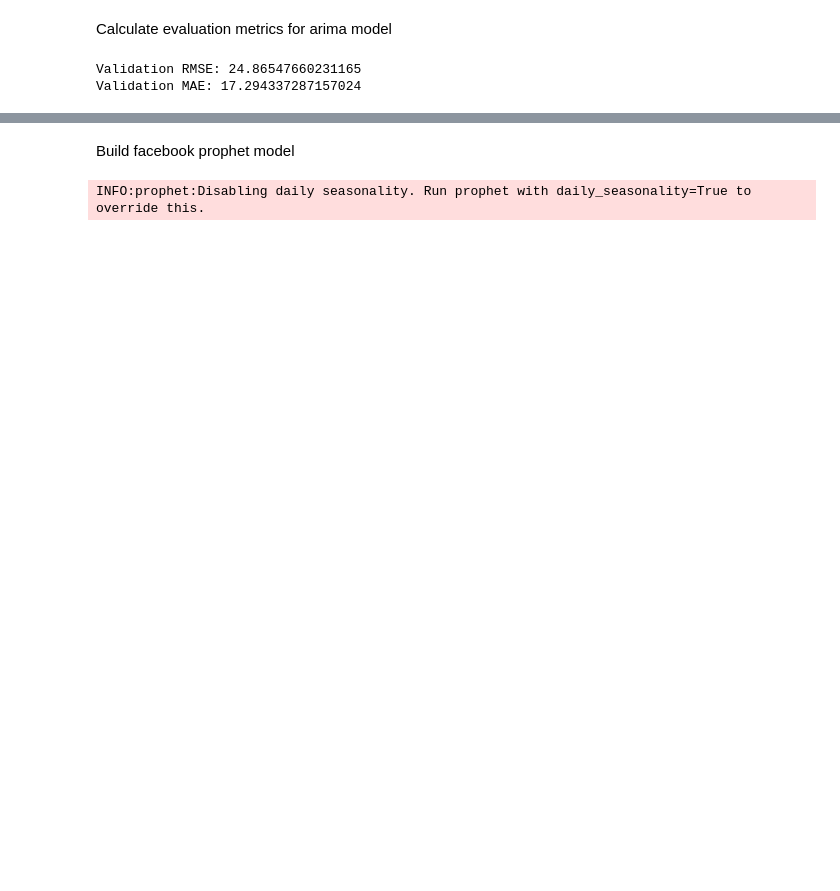
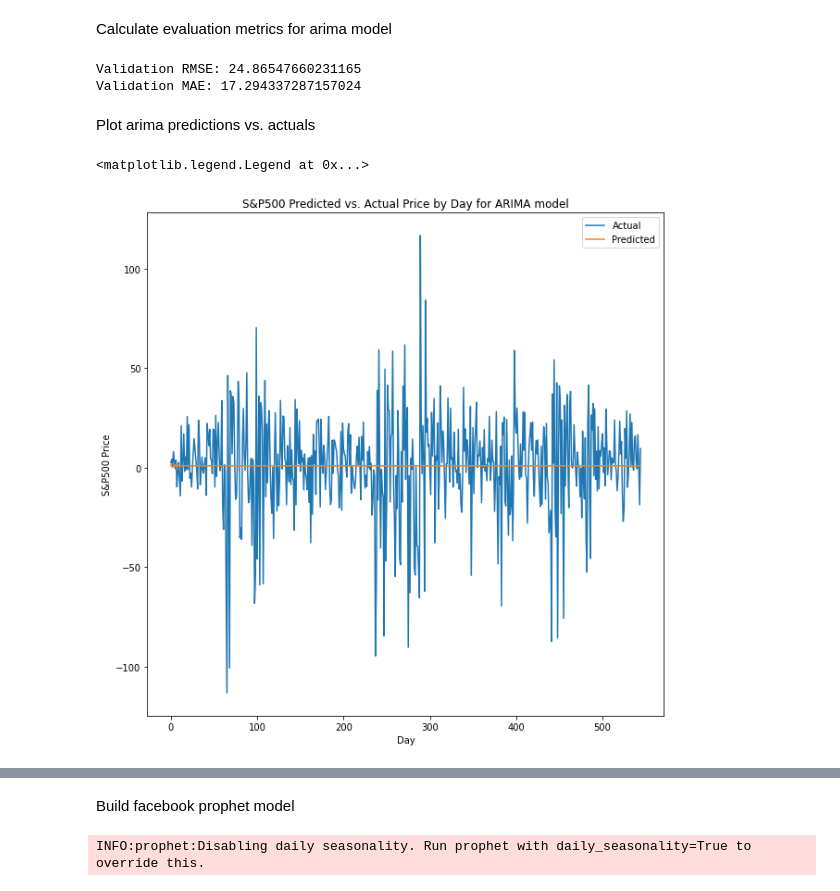
Before and after one commit to blantj/SP500_Time_Series, a Jupyter notebook: Modeling.ipynb, the cells around one changed output, grey strips where cells are left out. Cells and saved outputs as stored; diff of their text form; code cells hidden in the pictures; blank space fills up the shorter version.

```diff
--- a/Modeling.ipynb
+++ b/Modeling.ipynb
@@ -284,3 +286,16 @@ print('Validation MAE:', mean_absolute_error(val_series, val_pred_arima))
 # %% [output]
 Validation RMSE: 24.86547660231165
 Validation MAE: 17.294337287157024
+# %% [markdown]
+Plot arima predictions vs. actuals
+# %%
+fig, ax = plt.subplots(figsize=(10,10))
+ax.plot(range(0, len(val_series)),val_series)
+ax.plot(range(0,len(val_pred_arima)),val_pred_arima)
+ax.set_xlabel('Day')
+ax.set_ylabel('S&P500 Price')
+ax.set_title('S&P500 Predicted vs. Actual Price by Day for ARIMA model')
+ax.legend(labels = ['Actual','Predicted'])
+# %% [output]
+<matplotlib.legend.Legend at 0x...>
+[figure, added]
```
Also changed, not shown: parts of 16 cells of this notebook.
